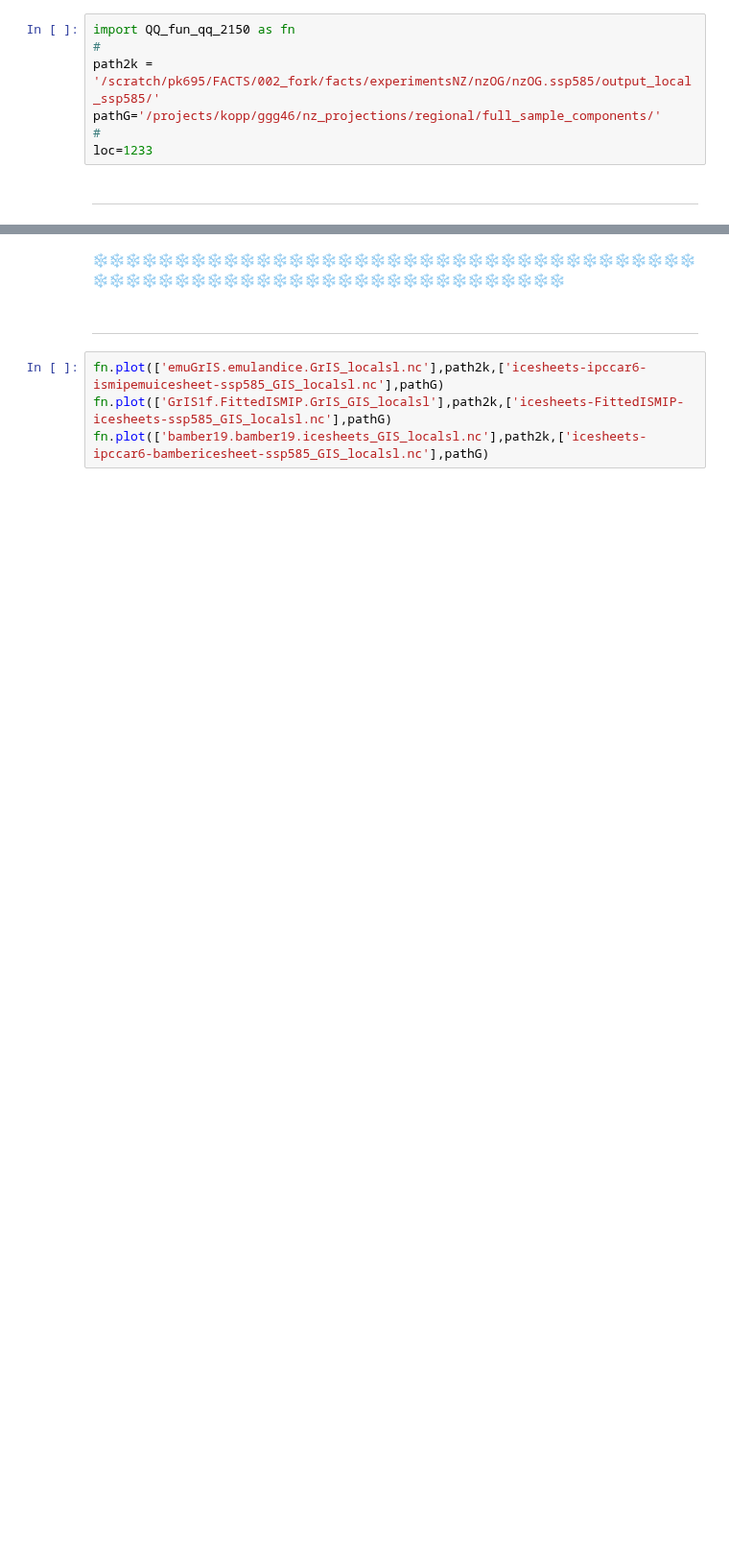
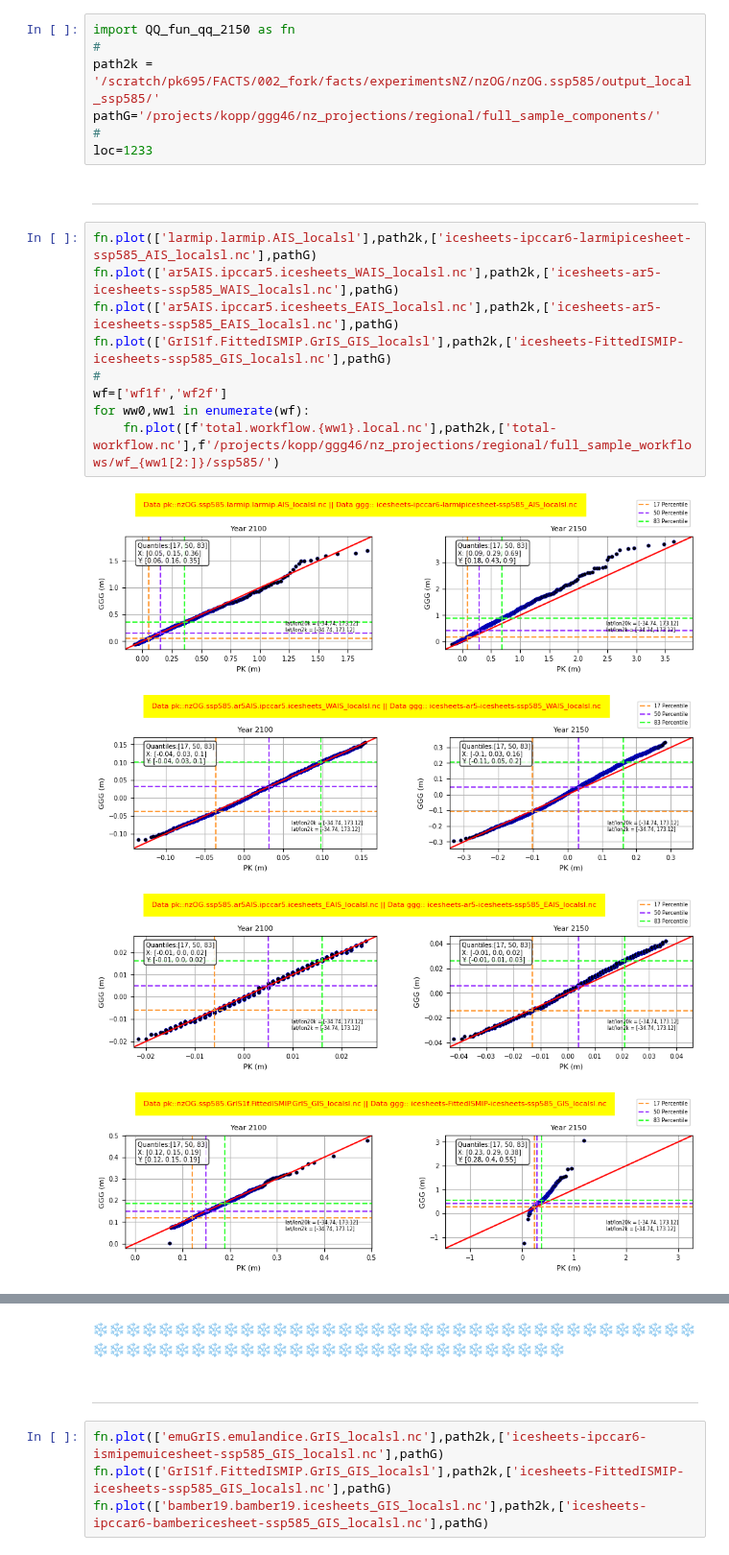
Before and after one commit to pkjr002/facts, a Jupyter notebook: JupNbk/000_pk-JupNb_TESTspace/2023-01_NZ_INSAR/002_COMPARE_gg_pk/Q-Q_Plot/QQ_local_cpmp_GGG_v_pk_2k_2150.ipynb, the cells around one changed output, grey strips where cells are left out. Shown at 96% size. Cells and saved outputs as stored; diff of their text form; blank space fills up the shorter version.

```diff
--- a/JupNbk/000_pk-JupNb_TESTspace/2023-01_NZ_INSAR/002_COMPARE_gg_pk/Q-Q_Plot/QQ_local_cpmp_GGG_v_pk_2k_2150.ipynb
+++ b/JupNbk/000_pk-JupNb_TESTspace/2023-01_NZ_INSAR/002_COMPARE_gg_pk/Q-Q_Plot/QQ_local_cpmp_GGG_v_pk_2k_2150.ipynb
@@ -15,3 +15,17 @@ pathG='/projects/kopp/ggg46/nz_projections/regional/full_sample_components/'
 loc=1233
 # %% [markdown]
 ---
+# %%
+fn.plot(['larmip.larmip.AIS_localsl'],path2k,['icesheets-ipccar6-larmipicesheet-ssp585_AIS_localsl.nc'],pathG)
+fn.plot(['ar5AIS.ipccar5.icesheets_WAIS_localsl.nc'],path2k,['icesheets-ar5-icesheets-ssp585_WAIS_localsl.nc'],pathG)
+fn.plot(['ar5AIS.ipccar5.icesheets_EAIS_localsl.nc'],path2k,['icesheets-ar5-icesheets-ssp585_EAIS_localsl.nc'],pathG)
+fn.plot(['GrIS1f.FittedISMIP.GrIS_GIS_localsl'],path2k,['icesheets-FittedISMIP-icesheets-ssp585_GIS_localsl.nc'],pathG)
+#
+wf=['wf1f','wf2f']
+for ww0,ww1 in enumerate(wf):
+    fn.plot([f'total.workflow.{ww1}.local.nc'],path2k,['total-workflow.nc'],f'/projects/kopp/ggg46/nz_projections/regional/full_sample_workflows/wf_{ww1[2:]}/ssp585/')
+# %% [output]
+[figure, added]
+[figure, added]
+[figure, added]
+[figure, added]
```
Also changed, not shown: parts of 11 cells of this notebook, 1 other file.
